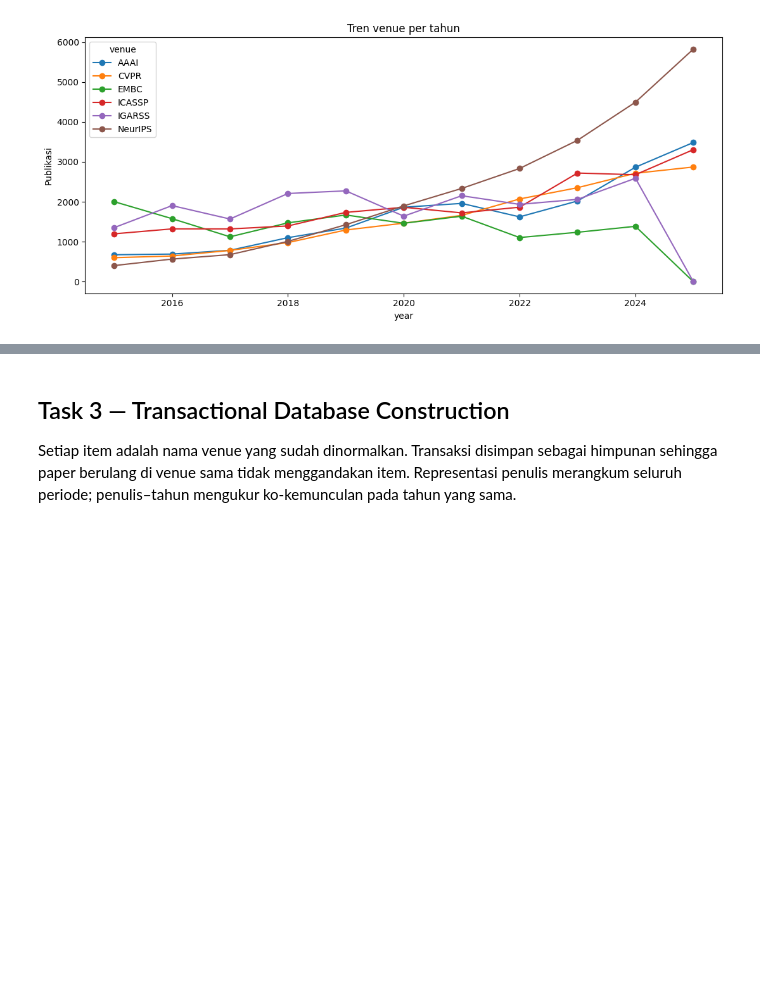
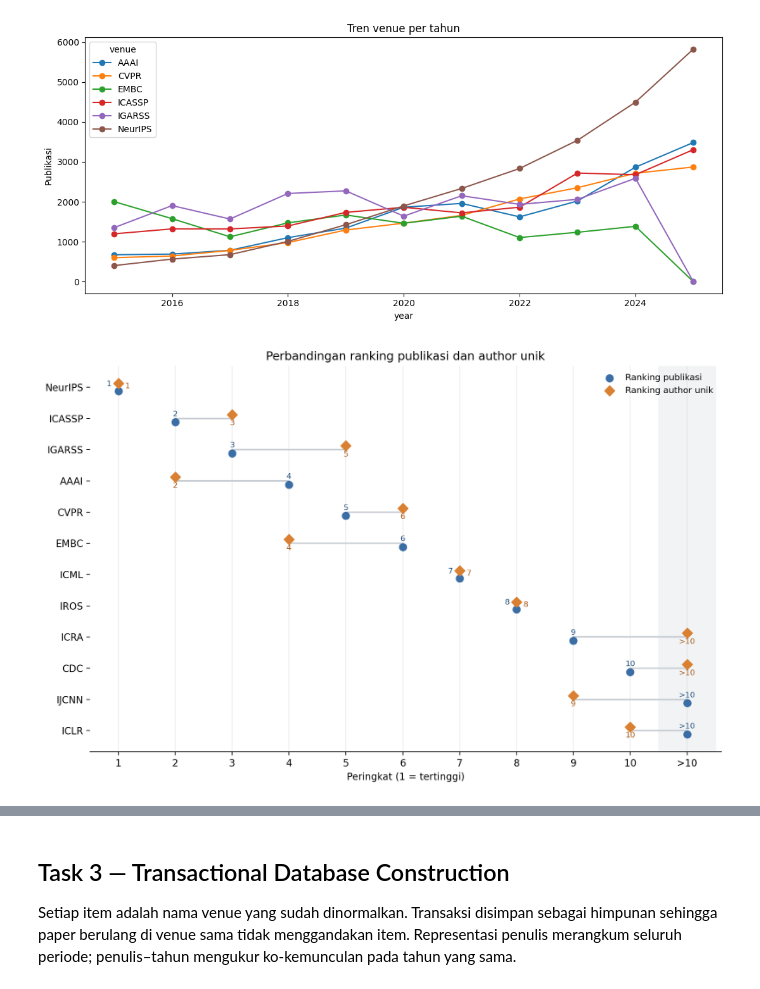
Before and after one commit to suryasuharna23/dblp-conference-mining-team-7, a Jupyter notebook: notebooks/dblp_project_by_task.ipynb, the cells around one changed output, grey strips where cells are left out. Cells and saved outputs as stored; diff of their text form; code cells hidden in the pictures; blank space fills up the shorter version.

Commit message:
feat: clarify Task 4 mining results and ranking chart

```diff
--- a/notebooks/dblp_project_by_task.ipynb
+++ b/notebooks/dblp_project_by_task.ipynb
@@ -222,6 +222,12 @@ by_venue.to_csv(RESULTS / "task1_by_venue.csv", index=False)
 
 Jumlah publikasi dihitung per venue. Penulis unik dihitung per venue setelah join publikasi–authorship; seorang penulis dengan beberapa paper pada venue yang sama dihitung sekali.
 # %%
+DB = OUT / "dblp_2015_2025.sqlite"
+if not DB.exists():
+    raise FileNotFoundError("Jalankan ekstraksi Task 1 terlebih dahulu agar database DBLP tersedia.")
+if "con" not in globals():
+    con = sqlite3.connect(DB)
+
 # Samakan label historis NIPS dengan NeurIPS untuk ranking dan tren lintas tahun.
 venue_expr = "CASE WHEN venue = 'NIPS' THEN 'NeurIPS' ELSE venue END"
 pub_venue_expr = "CASE WHEN p.venue = 'NIPS' THEN 'NeurIPS' ELSE p.venue END"
@@ -274,6 +280,65 @@ trend.to_csv(RESULTS / "task2_trend_all_venues.csv", index=False)
 | 9 | ICLR | 28751 |
 [figure]
 [figure]
+# %%
+# Bandingkan posisi setiap venue pada dua ranking top 10.
+pub_rank = pd.read_sql_query(f"""
+WITH counts AS (
+    SELECT {venue_expr} AS venue, COUNT(*) AS publications
+    FROM publications GROUP BY {venue_expr}
+)
+SELECT venue, RANK() OVER (ORDER BY publications DESC) AS rank_publications
+FROM counts
+""", con)
+author_rank = pd.read_sql_query(f"""
+WITH counts AS (
+    SELECT {pub_venue_expr} AS venue, COUNT(DISTINCT a.author) AS unique_authors
+    FROM publications p JOIN authorship a USING (dblp_key)
+    GROUP BY {pub_venue_expr}
+)
+SELECT venue, RANK() OVER (ORDER BY unique_authors DESC) AS rank_authors
+FROM counts
+""", con)
+rank_comparison = pub_rank.merge(author_rank, on="venue")
+rank_comparison = rank_comparison.loc[
+    (rank_comparison["rank_publications"] <= 10) | (rank_comparison["rank_authors"] <= 10)
+].sort_values(["rank_publications", "venue"]).reset_index(drop=True)
+rank_comparison.to_csv(RESULTS / "task2_rank_comparison.csv", index=False)
+
+# Posisi di luar top 10 ditampilkan sebagai >10, sesuai tabel perbandingan.
+chart_rows = np.arange(len(rank_comparison))
+pub_positions = rank_comparison["rank_publications"].clip(upper=11).to_numpy()
+author_positions = rank_comparison["rank_authors"].clip(upper=11).to_numpy()
+fig, ax = plt.subplots(figsize=(10, 6.5))
+ax.axvspan(10.5, 11.5, color="#f1f3f5", zorder=0)
+for i, (pub_rank_value, author_rank_value) in enumerate(zip(pub_positions, author_positions)):
+    ax.plot([pub_rank_value, author_rank_value], [i, i], color="#c7cdd4", linewidth=1.6, zorder=1)
+ax.scatter(pub_positions, chart_rows + 0.12, s=54, marker="o", color="#3b6ea5", label="Ranking publikasi", zorder=3)
+ax.scatter(author_positions, chart_rows - 0.12, s=54, marker="D", color="#d98032", label="Ranking author unik", zorder=3)
+for i, (pub_rank_value, author_rank_value) in enumerate(zip(pub_positions, author_positions)):
+    pub_label = str(int(pub_rank_value)) if pub_rank_value <= 10 else ">10"
+    author_label = str(int(author_rank_value)) if author_rank_value <= 10 else ">10"
+    if pub_rank_value == author_rank_value:
+        ax.annotate(pub_label, (pub_rank_value, i + 0.12), xytext=(-7, 5), textcoords="offset points", ha="right", fontsize=8, color="#28547f")
+        ax.annotate(author_label, (author_rank_value, i - 0.12), xytext=(7, -5), textcoords="offset points", ha="left", fontsize=8, color="#a95d1e")
+    else:
+        ax.annotate(pub_label, (pub_rank_value, i + 0.12), xytext=(0, 6), textcoords="offset points", ha="center", fontsize=8, color="#28547f")
+        ax.annotate(author_label, (author_rank_value, i - 0.12), xytext=(0, -11), textcoords="offset points", ha="center", fontsize=8, color="#a95d1e")
+ax.set_yticks(chart_rows, rank_comparison["venue"])
+ax.invert_yaxis()
+ax.set_xticks(list(range(1, 11)) + [11], [str(rank) for rank in range(1, 11)] + [">10"])
+ax.set_xlim(0.5, 11.6)
+ax.set_xlabel("Peringkat (1 = tertinggi)")
+ax.set_title("Perbandingan ranking publikasi dan author unik")
+ax.grid(axis="x", alpha=0.25)
+ax.set_axisbelow(True)
+ax.spines[["top", "right", "left"]].set_visible(False)
+ax.legend(loc="upper right", frameon=False, fontsize=9)
+fig.tight_layout()
+fig.savefig(RESULTS / "task2_ranking_comparison.png", dpi=200, bbox_inches="tight")
+plt.show()
+# %% [output]
+[figure, added]
 # %% [markdown]
 ### Hasil dan perbandingan ranking
 
```
Also changed, not shown: parts of 13 cells of this notebook, 3 other files.
